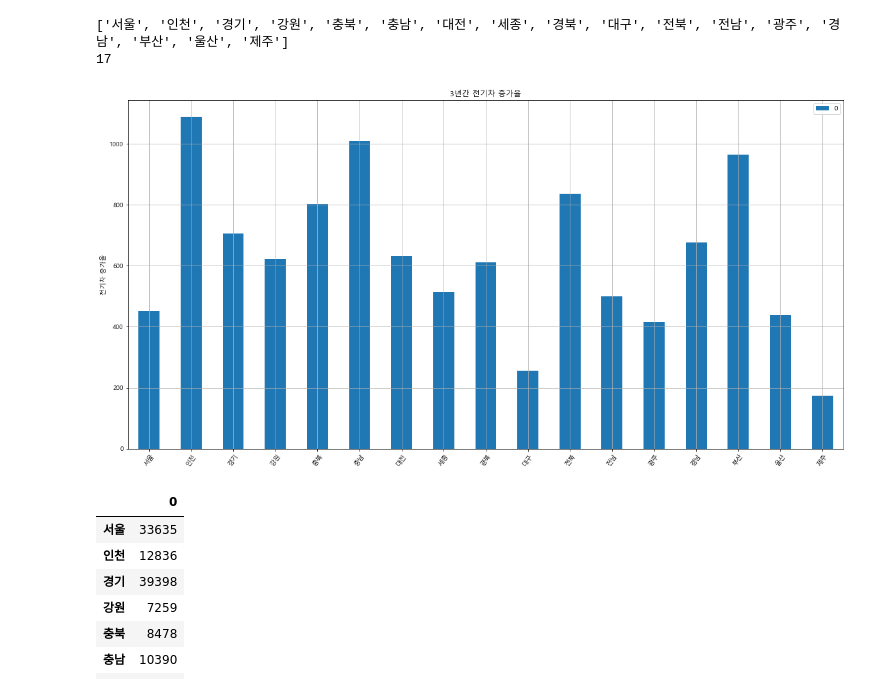
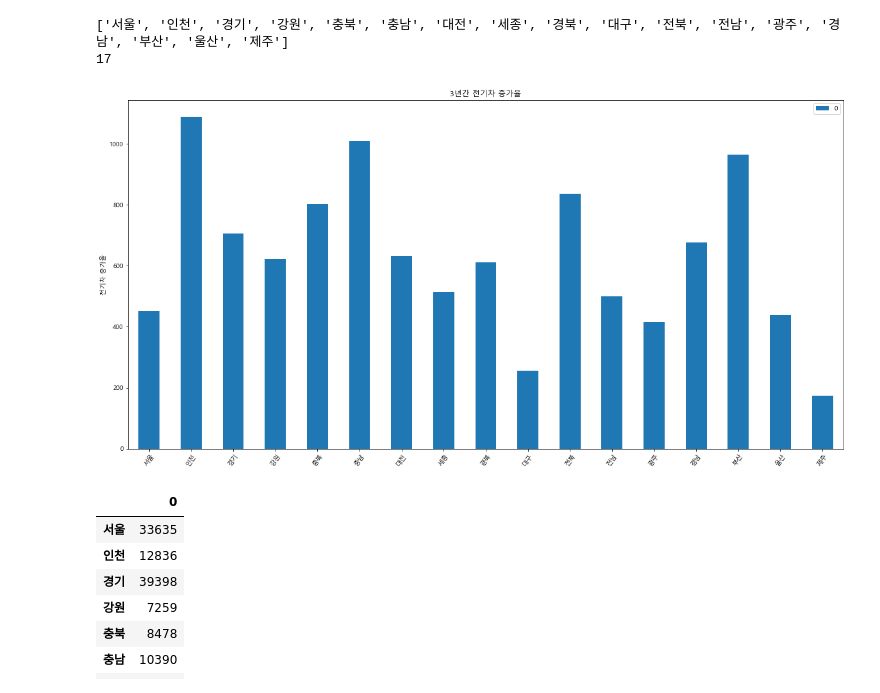
Before and after one commit to JIDONGJU/StudyPython22, a Jupyter notebook: 220614~/11day~/1_지역별전기차대수현황.ipynb, the cells around one changed output. Saved outputs shown, nothing was run; the diff lists cells and outputs as text; code cells hidden in the pictures.

```diff
--- a/220614~/11day~/1_지역별전기차대수현황.ipynb
+++ b/220614~/11day~/1_지역별전기차대수현황.ipynb
@@ -4,7 +4,7 @@
 import pandas as pd
 # %%
 file = './data/지역별_전기차_대수_현황.csv'
-df = pd.read_csv(file)
+df = pd.read_csv(file, encoding='euc-kr')
 df
 df = df.sort_values(by='기준일').reset_index()
 df = df.drop('index', axis=1)
@@ -113,30 +113,30 @@ print(len(k))
 # %%
 # 그래프 크기 지정하기 = 너비, 높이
 plt.rcParams['figure.figsize'] = (20, 10)
 
 # 선의 두께 지정
 plt.rcParams['lines.linewidth'] = 2
 # 폰트지정
 plt.rc("font", family = "Malgun Gothic", size=10)
 
 # 데이터 넣기
 df1_3.plot.bar()
 
 plt.title("3년간 전기차 증가율")
 plt.ylabel("전기차 증가율")
 
 # x축 범위?
 a = list(range(0,17,1))
 plt.xticks([i for i in range(0,17,1)], k, rotation = 55)
 
 # 범례 위치 변경하기
 plt.legend(loc="upper right")
 # 그래프 내에 그리드선 표시하기
-plt.grid(True)
+# plt.grid(True)
 
 plt.show()
 # %% [output]
-[figure, old version]
+[figure, new version]
 # %%
 df1_4 = df1_4.transpose()
 df1_4
```
Also changed, not shown: parts of 3 cells of this notebook, 4 other files.
